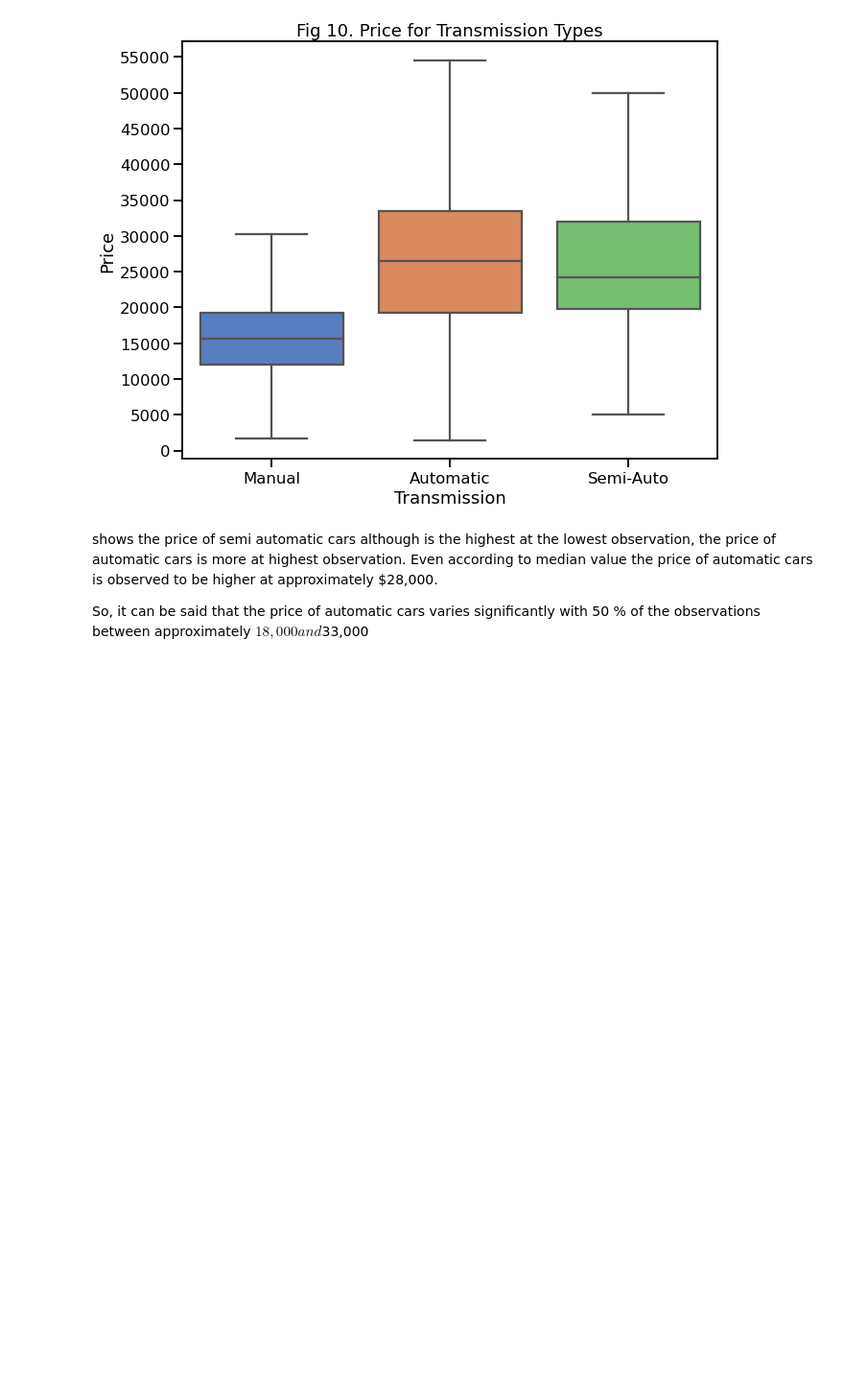
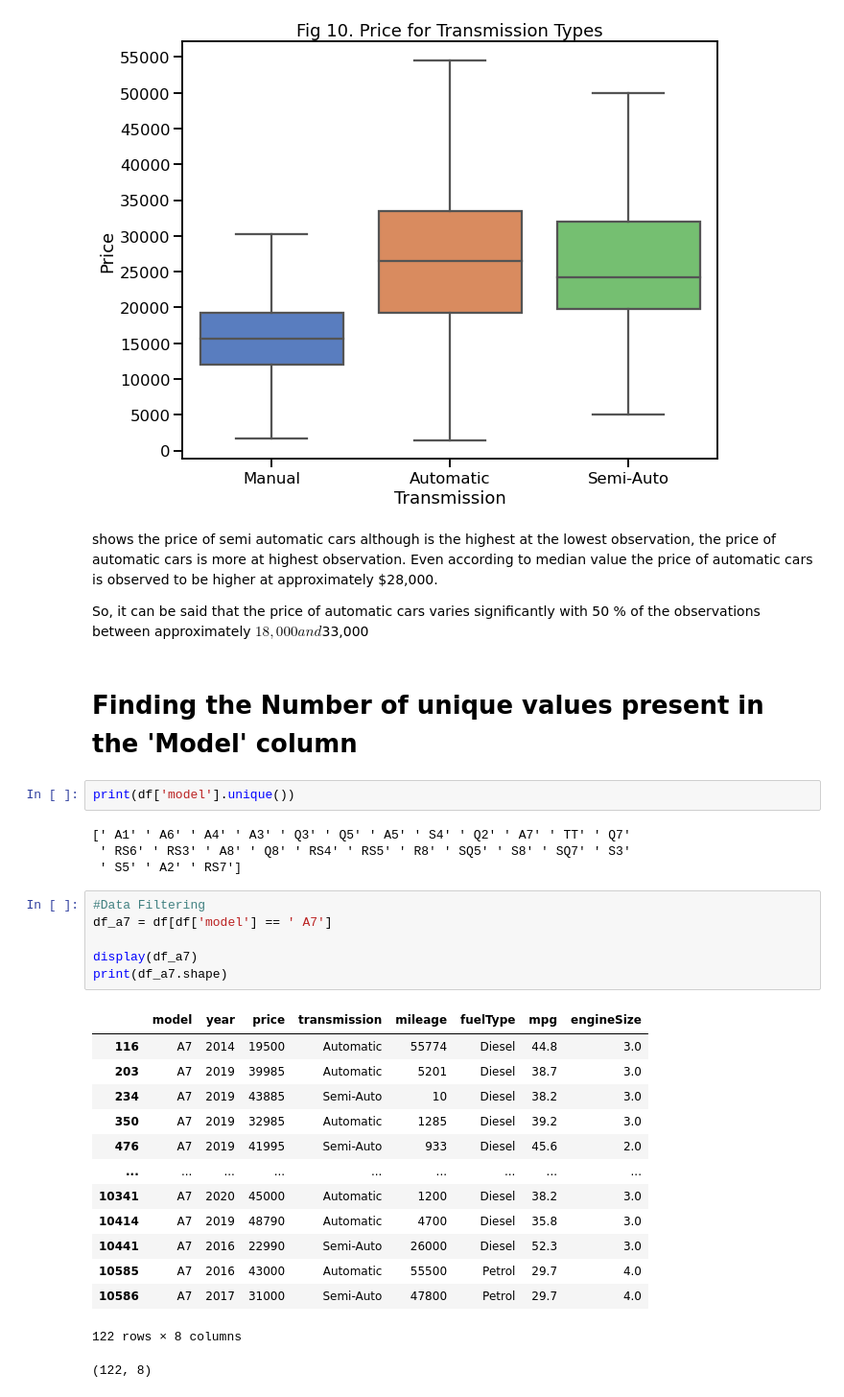
Before and after one commit to Israt055/audi_used_car_analysis-, a Jupyter notebook: audi_used_car_EDA.ipynb, the cells around one changed output. Shown at 96% size. Drawn from its saved outputs; the diff is of its cells as text; blank space fills up the shorter version.

```diff
--- a/audi_used_car_EDA.ipynb
+++ b/audi_used_car_EDA.ipynb
@@ -771,3 +771,32 @@ shows the price of semi automatic cars although is the highest at the lowest obs
 
 
 So, it can be said that the price of automatic cars varies significantly with 50 %  of the observations between approximately $18,000  and $33,000
+# %% [markdown]
+# Finding the Number of unique values present in the 'Model' column
+# %%
+print(df['model'].unique())
+# %% [output]
+[' A1' ' A6' ' A4' ' A3' ' Q3' ' Q5' ' A5' ' S4' ' Q2' ' A7' ' TT' ' Q7'
+ ' RS6' ' RS3' ' A8' ' Q8' ' RS4' ' RS5' ' R8' ' SQ5' ' S8' ' SQ7' ' S3'
+ ' S5' ' A2' ' RS7']
+# %%
+#Data Filtering
+df_a7 = df[df['model'] == ' A7']
+
+display(df_a7)
+print(df_a7.shape)
+# %% [output]
+|  | model | year | price | transmission | mileage | fuelType | mpg | engineSize |
+| 116 | A7 | 2014 | 19500 | Automatic | 55774 | Diesel | 44.8 | 3.0 |
+| 203 | A7 | 2019 | 39985 | Automatic | 5201 | Diesel | 38.7 | 3.0 |
+| 234 | A7 | 2019 | 43885 | Semi-Auto | 10 | Diesel | 38.2 | 3.0 |
+| 350 | A7 | 2019 | 32985 | Automatic | 1285 | Diesel | 39.2 | 3.0 |
+| 476 | A7 | 2019 | 41995 | Semi-Auto | 933 | Diesel | 45.6 | 2.0 |
+| ... | ... | ... | ... | ... | ... | ... | ... | ... |
+| 10341 | A7 | 2020 | 45000 | Automatic | 1200 | Diesel | 38.2 | 3.0 |
+| 10414 | A7 | 2019 | 48790 | Automatic | 4700 | Diesel | 35.8 | 3.0 |
+| 10441 | A7 | 2016 | 22990 | Semi-Auto | 26000 | Diesel | 52.3 | 3.0 |
+| 10585 | A7 | 2016 | 43000 | Automatic | 55500 | Petrol | 29.7 | 4.0 |
+| 10586 | A7 | 2017 | 31000 | Semi-Auto | 47800 | Petrol | 29.7 | 4.0 |
+122 rows × 8 columns
+(122, 8)
```
Also changed, not shown: parts of 31 cells of this notebook.
